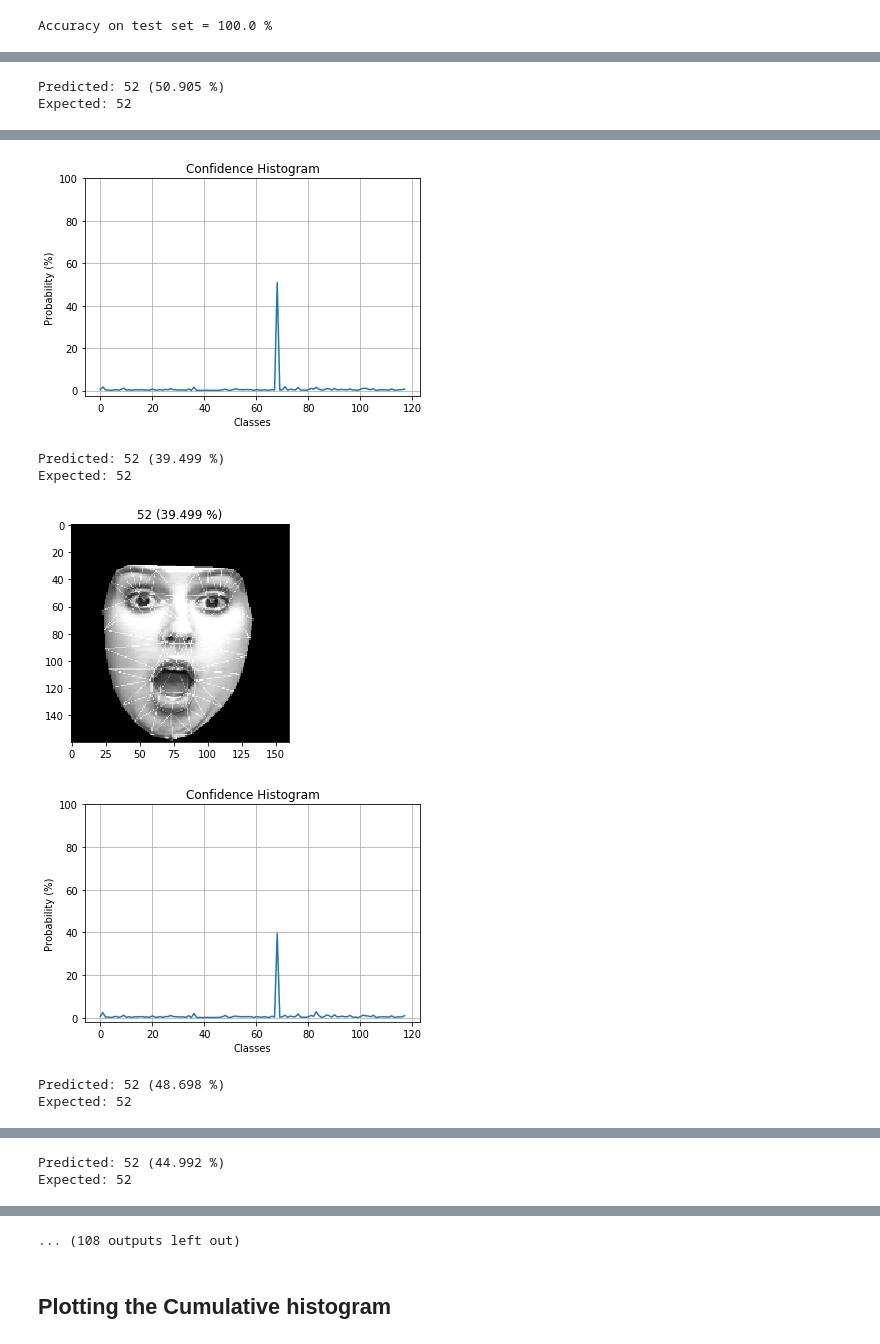
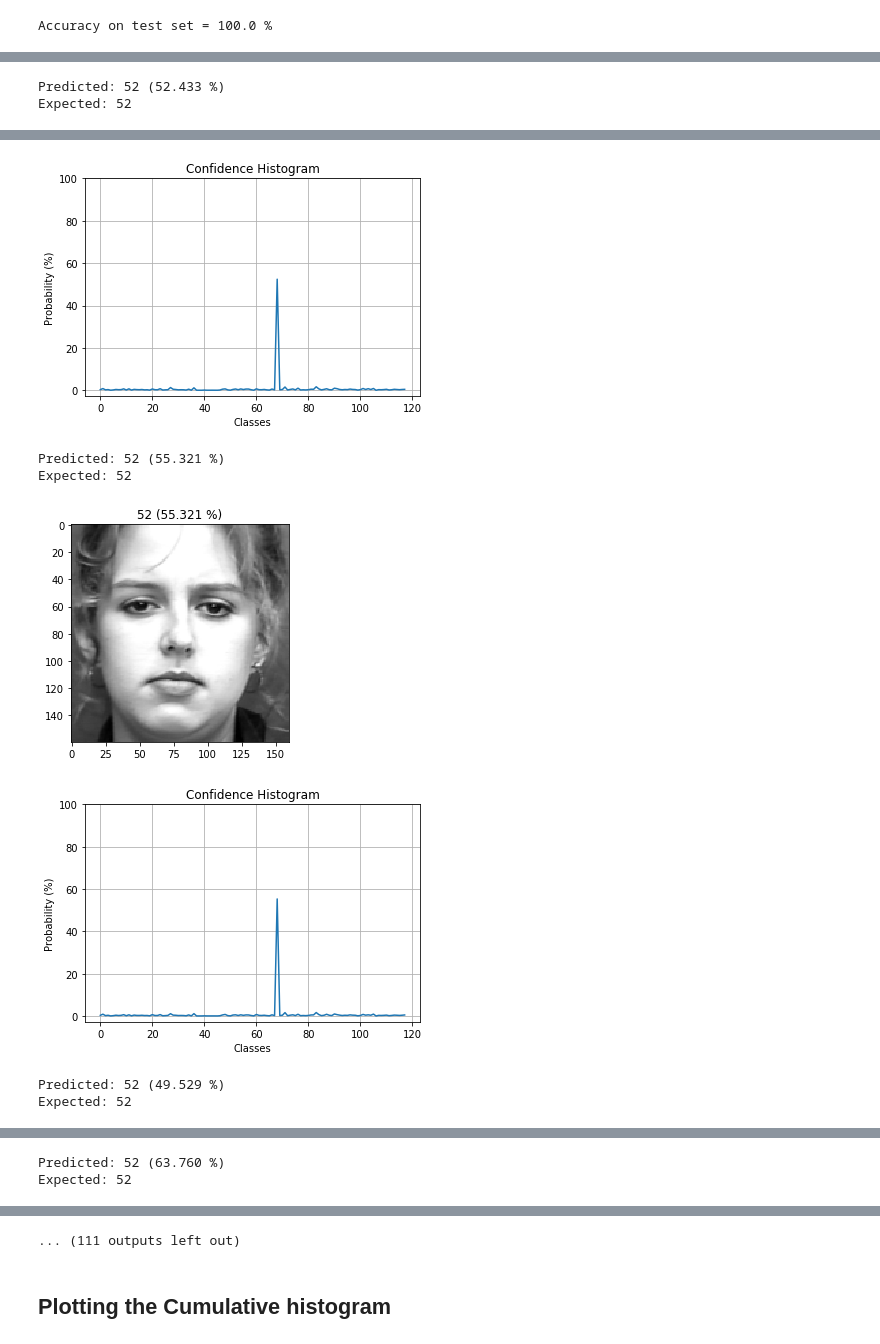
Before and after one commit to maxxiefjv/ACVPR-ExpressionInvariantFaceRecognition, a Jupyter notebook: Ananthu_code/tps_facenet.ipynb, the cells around one changed output, grey strips where cells are left out. Drawn from its saved outputs; the diff is of its cells as text; code cells hidden in the pictures.

```diff
--- a/Ananthu_code/tps_facenet.ipynb
+++ b/Ananthu_code/tps_facenet.ipynb
@@ -66,7 +75,7 @@ X_rec_origin_train.shape, X_rec_origin_test.shape, y_rec_origin_train.shape, y_r
 # %% [output]
 ((7873, 3), (3879, 3), (7873,), (3879,))
 # %%
-for i in ['all_images', 'crop_original_image', 'neutralised_image']:
+for i in ['all_original_images', 'original_image', 'neutralised_original_image']:
     plt.imshow(X_rec_origin_train.iloc[220][i])
     plt.show()
 # %% [output]
@@ -92,27 +101,27 @@ def preprocess_images(gray,required_size=(160, 160)):
 # %%
 for i in tqdm(range(X_rec_origin_train.shape[0]),desc = "Pre-processing images in training set for using FaceNet"):
 
-    temp_im = preprocess_images(X_rec_origin_train['all_images'][i])
-    X_rec_origin_train.at[i, 'all_images'] = temp_im
+    temp_im = preprocess_images(X_rec_origin_train['all_original_images'][i])
+    X_rec_origin_train.at[i, 'all_original_images'] = temp_im
 
-    temp_im2 = preprocess_images(X_rec_origin_train['crop_original_image'][i])
-    X_rec_origin_train.at[i, 'crop_original_image'] = temp_im2
+    temp_im2 = preprocess_images(X_rec_origin_train['original_image'][i])
+    X_rec_origin_train.at[i, 'original_image'] = temp_im2
 
-    temp_im3 = preprocess_images(X_rec_origin_train['neutralised_image'][i])
-    X_rec_origin_train.at[i, 'neutralised_image'] = temp_im3
+    temp_im3 = preprocess_images(X_rec_origin_train['neutralised_original_image'][i])
+    X_rec_origin_train.at[i, 'neutralised_original_image'] = temp_im3
 # %%
 for i in tqdm(range(X_rec_origin_test.shape[0]),desc = "Pre-processing images in test set for using FaceNet"):
 
-    temp_im = preprocess_images(X_rec_origin_test['all_images'][i])
-    X_rec_origin_test.at[i, 'all_images'] = temp_im
+    temp_im = preprocess_images(X_rec_origin_test['all_original_images'][i])
+    X_rec_origin_test.at[i, 'all_original_images'] = temp_im
 
-    temp_im2 = preprocess_images(X_rec_origin_test['crop_original_image'][i])
-    X_rec_origin_test.at[i, 'crop_original_image'] = temp_im2
+    temp_im2 = preprocess_images(X_rec_origin_test['original_image'][i])
+    X_rec_origin_test.at[i, 'original_image'] = temp_im2
 
-    temp_im3 = preprocess_images(X_rec_origin_test['neutralised_image'][i])
-    X_rec_origin_test.at[i, 'neutralised_image'] = temp_im3
+    temp_im3 = preprocess_images(X_rec_origin_test['neutralised_original_image'][i])
+    X_rec_origin_test.at[i, 'neutralised_original_image'] = temp_im3
 # %%
-for i in ['all_images', 'crop_original_image', 'neutralised_image']:
+for i in ['all_original_images', 'original_image', 'neutralised_original_image']:
     plt.imshow(X_rec_origin_train.iloc[1][i])
     print(X_rec_origin_train.iloc[1][i].shape)
     plt.show()
@@ -313,9 +322,9 @@ for ind in range(testX.shape[0]):
     class_index = yhat_class[0]
     class_probability = yhat_prob[0,class_index] * 100
 
-    if np.array_equal(random_face_pixels , X_rec_origin_test['crop_original_image'][selection]):
+    if np.array_equal(random_face_pixels , X_rec_origin_test['original_image'][selection]):
         facenet_confidences_original.append(class_probability)
-    elif np.array_equal(random_face_pixels , X_rec_origin_test['neutralised_image'][selection]):
+    elif np.array_equal(random_face_pixels , X_rec_origin_test['neutralised_original_image'][selection]):
         facenet_confidences_neutralised.append(class_probability)
     else:
         pass #should never happen
@@ -343,5 +352,5 @@ for ind in range(testX.shape[0]):
 
         pyplot.show()
 # %% [output]
-Predicted: 52 (50.905 %)
+Predicted: 52 (52.433 %)
 Expected: 52
@@ -349,7 +358,7 @@ Expected: 52
 [figure]
-Predicted: 52 (39.499 %)
+Predicted: 52 (55.321 %)
 Expected: 52
-[figure, old version]
+[figure, new version]
-[figure, old version]
+[figure, new version]
-Predicted: 52 (48.698 %)
+Predicted: 52 (49.529 %)
 Expected: 52
@@ -357,3 +366,3 @@ Expected: 52
 [figure]
-Predicted: 52 (44.992 %)
+Predicted: 52 (63.760 %)
 Expected: 52
@@ -362,4 +371,4 @@ Expected: 52
-... (108 outputs left out)
+... (111 outputs left out)
 # %% [markdown]
 ## Plotting the Cumulative histogram
 # %%
```
Also changed, not shown: parts of 19 cells of this notebook, 6 other files.
